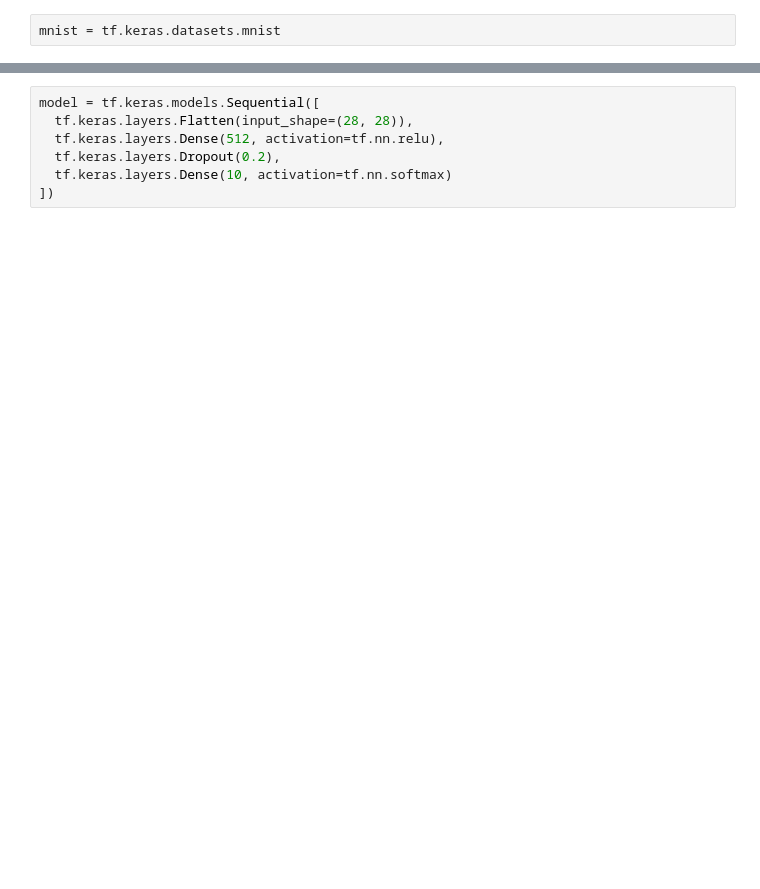
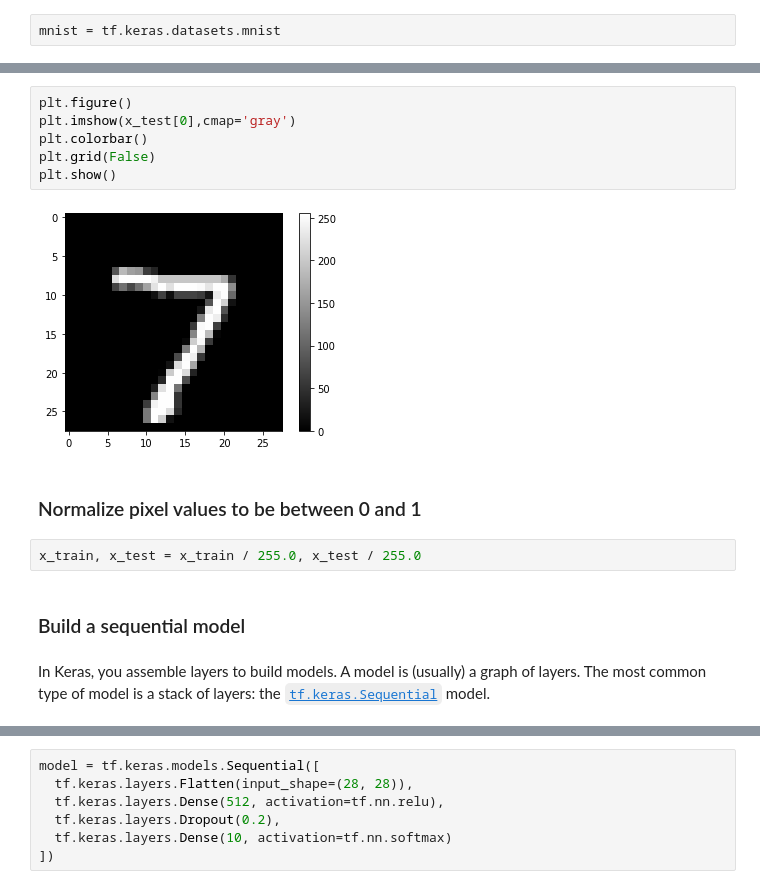
Before and after one commit to arvidl/tf2-cpu, a Jupyter notebook: notebooks/get-started.ipynb, the cells around one changed output, grey strips where cells are left out. Saved outputs shown, nothing was run; the diff lists cells and outputs as text; blank space fills up the shorter version.

```diff
--- a/notebooks/get-started.ipynb
+++ b/notebooks/get-started.ipynb
@@ -13,0 +119,16 @@ x_train, x_test = x_train / 255.0, x_test / 255.0
+# %%
+plt.figure()
+plt.imshow(x_test[0],cmap='gray')
+plt.colorbar()
+plt.grid(False)
+plt.show()
+# %% [output]
+[figure, added]
+# %% [markdown]
+### Normalize pixel values to be between 0 and 1
+# %%
+x_train, x_test = x_train / 255.0, x_test / 255.0
+# %% [markdown]
+### Build a sequential model
+# %% [markdown]
+In Keras, you assemble layers to build models. A model is (usually) a graph of layers. The most common type of model is a stack of layers: the [`tf.keras.Sequential`](https://www.tensorflow.org/api_docs/python/tf/keras/Sequential) model.
```
Also changed, not shown: parts of 88 cells of this notebook, 9 other files.
